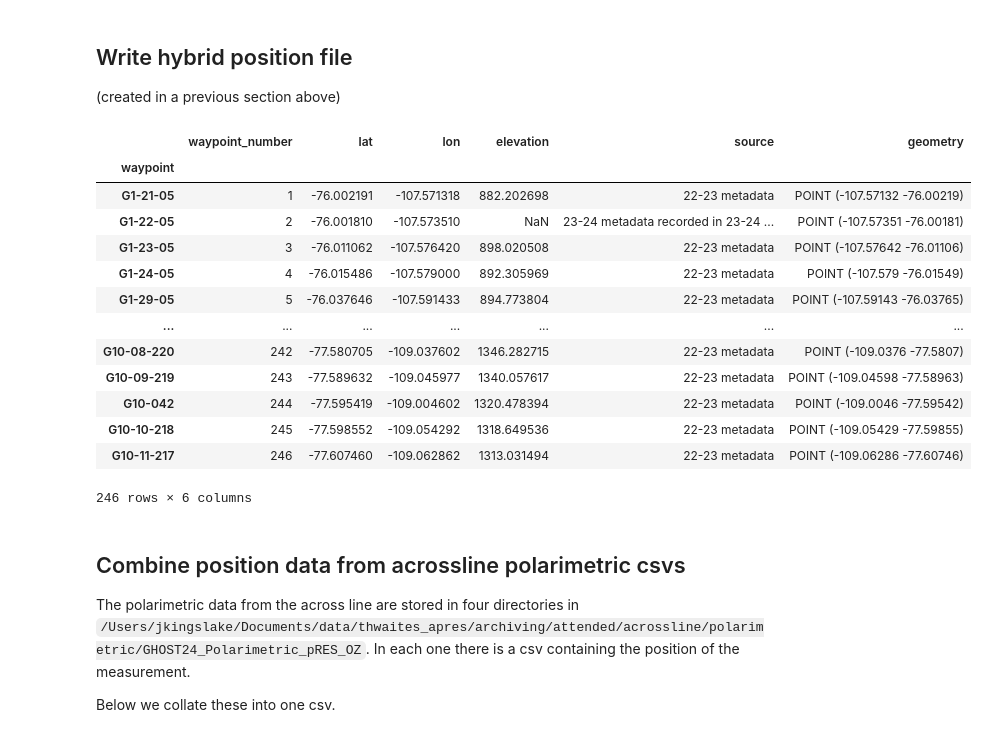
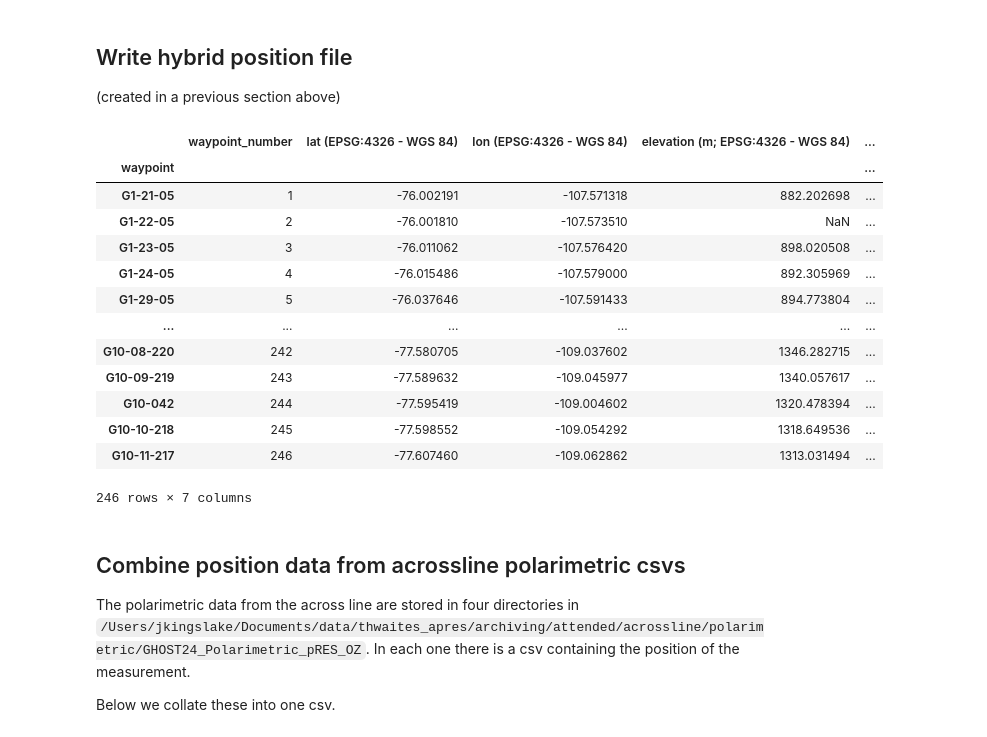
Before and after one commit to GHOST-thwaites/GHOST_ApRES_archiving, a Jupyter notebook: notebooks/attended/metadata_preparation.ipynb, the cells around one changed output. Drawn from its saved outputs; the diff is of its cells as text; code cells hidden in the pictures.

Commit message:
metadata prep updates
- standardized naming of columns
- add bearing info
- add code writing a bearing csv for combining with the metadata

```diff
--- a/notebooks/attended/metadata_preparation.ipynb
+++ b/notebooks/attended/metadata_preparation.ipynb
@@ -183,6 +216,7 @@ for waypoint in md_waypoints_22_23:
 out = md_22_23.loc[:, ['latitude (EPSG:4326 - WGS 84) combined',
                       'longitude (EPSG:4326 - WGS 84) combined',
                       'elevation (EPSG:4326 - WGS 84) combined',
+                      'Tx_Rx_bearing (degrees clockwise from true north)',
                       'combined location source']]
 out.index.name = 'waypoint'
 out
@@ -223,19 +257,26 @@ no entry for G9-22-227 in 2023-2024 metadata
 # %%
 out_22_23 = md_22_23.loc[:, ['longitude (EPSG:4326 - WGS 84) 22-23',
                 'latitude (EPSG:4326 - WGS 84) 22-23',
-                'elevation (EPSG:4326 - WGS 84) 22-23']]
+                'elevation (EPSG:4326 - WGS 84) 22-23',
+                'Tx_Rx_bearing (degrees clockwise from true north)']]
+
+# correct the magnetic bearing
+#declination = 0  # degrees
+#out_22_23['Brunton (degrees)'] = (out_22_23['Brunton (degrees)'] - declination)
+
 out_23_24 = md_23_24.loc[:, ['longitude (EPSG:4326 - WGS 84) 23-24',
                 'latitude (EPSG:4326 - WGS 84) 23-24',
-                'elevation (EPSG:4326 - WGS 84) 23-24']]
+                'elevation (EPSG:4326 - WGS 84) 23-24',]]
 #with pd.option_context('display.max_rows', None, 'display.max_columns', None):  # more options can be specified also
 #    display(out_23_24)
 # rename columns to long, lat, elev
-out_22_23.columns = ['lon',
-                     'lat',
-                     'elevation']
-out_23_24.columns = ['lon',
-                     'lat',
-                     'elevation']
+out_22_23.columns = ['lon (EPSG:4326 - WGS 84)',
+                     'lat (EPSG:4326 - WGS 84)',
+                     'elevation (m; EPSG:4326 - WGS 84)',
+                     'Tx_Rx_bearing (degrees clockwise from true north)']
+out_23_24.columns = ['lon (EPSG:4326 - WGS 84)',
+                     'lat (EPSG:4326 - WGS 84)',
+                     'elevation (m; EPSG:4326 - WGS 84)']
 
 # remove duplicates
 out_22_23 = out_22_23.loc[~out_22_23.index.duplicated(keep="first"),:]
@@ -248,9 +289,13 @@ out_23_24 = out_23_24.drop(index=['G3-12-05-2', 'G3-20-05-2'])
 out_22_23.insert(0, 'waypoint_number', range(1, 1 + len(out_22_23)))
 out_23_24.insert(0, 'waypoint_number', out_22_23.loc[out_23_24.index,'waypoint_number'])
 
-# sort by the waypopint number
+# sort by the waypoint number
 out_22_23 = out_22_23.sort_values('waypoint_number')
 out_23_24 = out_23_24.sort_values('waypoint_number')
 
+# add bearing info to 23-24, based on 22-23
+out_23_24.insert(4, 'Tx_Rx_bearing (degrees clockwise from true north)', out_22_23.loc[out_23_24.index,'Tx_Rx_bearing (degrees clockwise from true north)'])
+
+
 out_23_24#.loc['G8-07-262',:]
 # %% [output]
@@ -272,7 +334,7 @@ out_23_24#.loc['G8-07-262',:]
 ## Write season-specific positions csvs
 # %%
 # convert to geodataframe, add crs
-geom =gpd.points_from_xy(x=out_22_23['lon'], y=out_22_23['lat'])
+geom =gpd.points_from_xy(x=out_22_23['lon (EPSG:4326 - WGS 84)'], y=out_22_23['lat (EPSG:4326 - WGS 84)'])
 out_22_23 = gpd.GeoDataFrame(out_22_23, geometry = geom)
 out_22_23 = out_22_23.set_crs('EPSG:4326')
 
@@ -294,41 +356,43 @@ out_23_24.to_csv(archived_data_path + '/attended/centerline/polarimetric/2023-20
 # %%
 hybrid = md_22_23.loc[:, ['latitude (EPSG:4326 - WGS 84) combined',
                       'longitude (EPSG:4326 - WGS 84) combined',
                       'elevation (EPSG:4326 - WGS 84) combined',
+                      'Tx_Rx_bearing (degrees clockwise from true north)',
                       'combined location source']]
 hybrid.index.name = 'waypoint'
 geom =gpd.points_from_xy(x=hybrid['longitude (EPSG:4326 - WGS 84) combined'], y=hybrid['latitude (EPSG:4326 - WGS 84) combined'])
 hybrid = gpd.GeoDataFrame(hybrid, geometry = geom)
 hybrid = hybrid.set_crs('EPSG:4326')
 hybrid = hybrid.loc[~out.index.duplicated(keep="first"),:]
 
+
 # rename columns to long, lat, elev
-hybrid.rename(columns={'latitude (EPSG:4326 - WGS 84) combined': 'lat',
-                             'longitude (EPSG:4326 - WGS 84) combined': 'lon',
-                             'elevation (EPSG:4326 - WGS 84) combined': 'elevation',
+hybrid.rename(columns={'latitude (EPSG:4326 - WGS 84) combined': 'lat (EPSG:4326 - WGS 84)',
+                             'longitude (EPSG:4326 - WGS 84) combined': 'lon (EPSG:4326 - WGS 84)',
+                             'elevation (EPSG:4326 - WGS 84) combined': 'elevation (m; EPSG:4326 - WGS 84)',
                              'combined location source': 'source'}, inplace=True)
 
 # add a unique number for each waypoint (based on the first year because that has more waypoints).
 hybrid.insert(0, 'waypoint_number', out_22_23.loc[hybrid.index,'waypoint_number'])
 
-#out.to_file(archived_data_path + '/attended/centerline/positions_hybrid.shp', driver='ESRI Shapefile')
+#hybrid.to_file(archived_data_path + '/attended/centerline/positions_hybrid.shp', driver='ESRI Shapefile')
 hybrid.to_csv(archived_data_path + '/attended/centerline/positions_hybrid.csv')
 hybrid
 # %% [output]
-|  | waypoint_number | lat | lon | elevation | source | geometry |
-| waypoint |  |  |  |  |  |  |
-| G1-21-05 | 1 | -76.002191 | -107.571318 | 882.202698 | 22-23 metadata | POINT (-107.57132 -76.00219) |
-| G1-22-05 | 2 | -76.001810 | -107.573510 | NaN | 23-24 metadata recorded in 23-24 ... | POINT (-107.57351 -76.00181) |
-| G1-23-05 | 3 | -76.011062 | -107.576420 | 898.020508 | 22-23 metadata | POINT (-107.57642 -76.01106) |
-| G1-24-05 | 4 | -76.015486 | -107.579000 | 892.305969 | 22-23 metadata | POINT (-107.579 -76.01549) |
-| G1-29-05 | 5 | -76.037646 | -107.591433 | 894.773804 | 22-23 metadata | POINT (-107.59143 -76.03765) |
-| ... | ... | ... | ... | ... | ... | ... |
-| G10-08-220 | 242 | -77.580705 | -109.037602 | 1346.282715 | 22-23 metadata | POINT (-109.0376 -77.5807) |
-| G10-09-219 | 243 | -77.589632 | -109.045977 | 1340.057617 | 22-23 metadata | POINT (-109.04598 -77.58963) |
-| G10-042 | 244 | -77.595419 | -109.004602 | 1320.478394 | 22-23 metadata | POINT (-109.0046 -77.59542) |
-| G10-10-218 | 245 | -77.598552 | -109.054292 | 1318.649536 | 22-23 metadata | POINT (-109.05429 -77.59855) |
-| G10-11-217 | 246 | -77.607460 | -109.062862 | 1313.031494 | 22-23 metadata | POINT (-109.06286 -77.60746) |
+|  | waypoint_number | lat (EPSG:4326 - WGS 84) | lon (EPSG:4326 - WGS 84) | elevation (m; EPSG:4326 - WGS 84) | ... |
+| waypoint |  |  |  |  | ... |
+| G1-21-05 | 1 | -76.002191 | -107.571318 | 882.202698 | ... |
+| G1-22-05 | 2 | -76.001810 | -107.573510 | NaN | ... |
+| G1-23-05 | 3 | -76.011062 | -107.576420 | 898.020508 | ... |
+| G1-24-05 | 4 | -76.015486 | -107.579000 | 892.305969 | ... |
+| G1-29-05 | 5 | -76.037646 | -107.591433 | 894.773804 | ... |
+| ... | ... | ... | ... | ... | ... |
+| G10-08-220 | 242 | -77.580705 | -109.037602 | 1346.282715 | ... |
+| G10-09-219 | 243 | -77.589632 | -109.045977 | 1340.057617 | ... |
+| G10-042 | 244 | -77.595419 | -109.004602 | 1320.478394 | ... |
+| G10-10-218 | 245 | -77.598552 | -109.054292 | 1318.649536 | ... |
+| G10-11-217 | 246 | -77.607460 | -109.062862 | 1313.031494 | ... |
-246 rows × 6 columns
+246 rows × 7 columns
 # %% [markdown]
 ## Combine position data from acrossline polarimetric csvs
 The polarimetric data from the across line are stored in four directories in `/Users/jkingslake/Documents/data/thwaites_apres/archiving/attended/acrossline/polarimetric/GHOST24_Polarimetric_pRES_OZ`. In each one there is a csv containing the position of the measurement.
```
Also changed, not shown: parts of 13 cells of this notebook.
